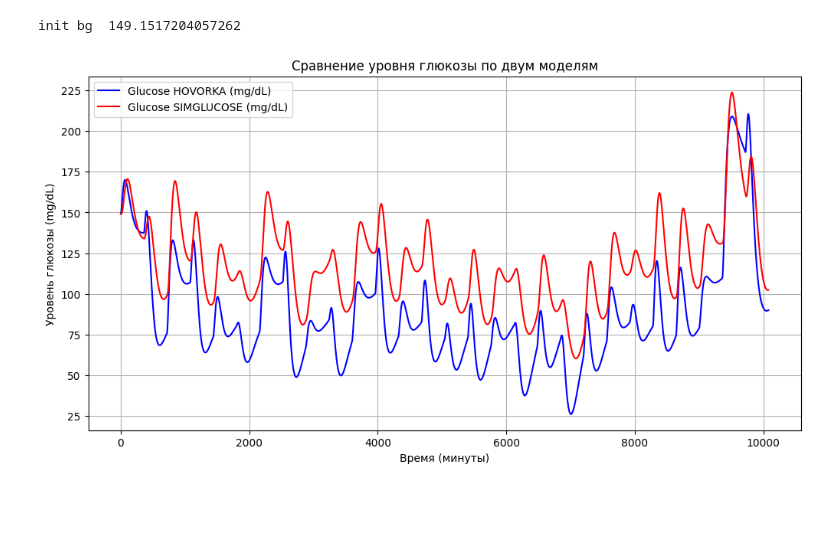
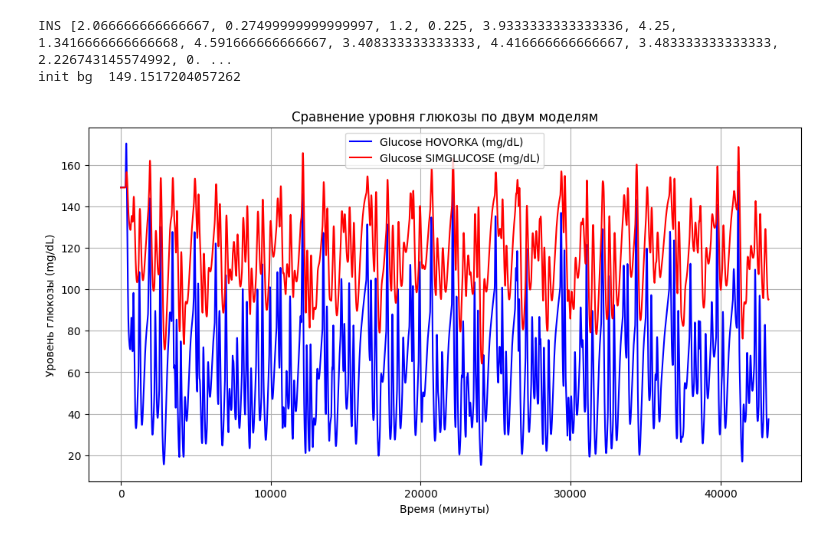
Before and after one commit to ArturIzm/GlucoseAI-Predictor, a Jupyter notebook: notebooks/GenerateSimHov.ipynb, the cells around one changed output. Cells and saved outputs as stored; diff of their text form; code cells hidden in the pictures; blank space fills up the shorter version.

```diff
--- a/notebooks/GenerateSimHov.ipynb
+++ b/notebooks/GenerateSimHov.ipynb
@@ -373,31 +422,11 @@ def graph_output(total_time, glucose_levels, glucose_levels_hov):
 # %%
 import matplotlib.pyplot as plt
 import numpy as np
 
-#-----------SIMGLUCOSE-------#
-#Изменяемые параметры
-total_time=60*24*7#min
-BW=70 #kg
-#CHO = [11.1, 11.8, 2.6] #g  #Данные взяты из шаблона Simglucose
-#INS = [0.94 , 1.19, 0.23]#U/min (Вроде бы)
-#CHO_TIME = [520, 640, 870]
-#INS_TIME = [520, 640, 870]
-
-
-for i in range(1):
-    # Генерация случайных значений CHO и INS. Надо добавить зависимость CHO INS
-    CHO = np.random.uniform(2, 30.01, 28)  # Значения углеводов в диапазоне 5-30 g
-    INS = np.random.uniform(0.2, 2.5, 28)  # Значения инсулина в диапазоне 0.5-2.5 U
-
-    TIME = [i*360 for i in range(28)]#Каждые 6 часов подача
-    #print(TIME)
-    CHO_TIME = TIME
-    INS_TIME = TIME
-    # Генерация уровня глюкозы
-    glucose_levels, glucose_levels_hov = generation(total_time, BW, CHO, INS, CHO_TIME, INS_TIME)
-
-    # Вывод графика для каждой итерации
-    graph_output(total_time, glucose_levels, glucose_levels_hov)
+total_time=60*24*num_days#min
+glucose_levels, glucose_levels_hov = generation1(total_time, BW, full_CHO)
+graph_output(total_time, glucose_levels, glucose_levels_hov)
 # %% [output]
+INS [2.066666666666667, 0.27499999999999997, 1.2, 0.225, 3.9333333333333336, 4.25, 1.3416666666666668, 4.591666666666667, 3.408333333333333, 4.416666666666667, 3.483333333333333, 2.226743145574992, 0. ...
 init bg  149.1517204057262
-[figure, old version]
+[figure, new version]
```
Also changed, not shown: parts of 5 cells of this notebook, 3 other files.
